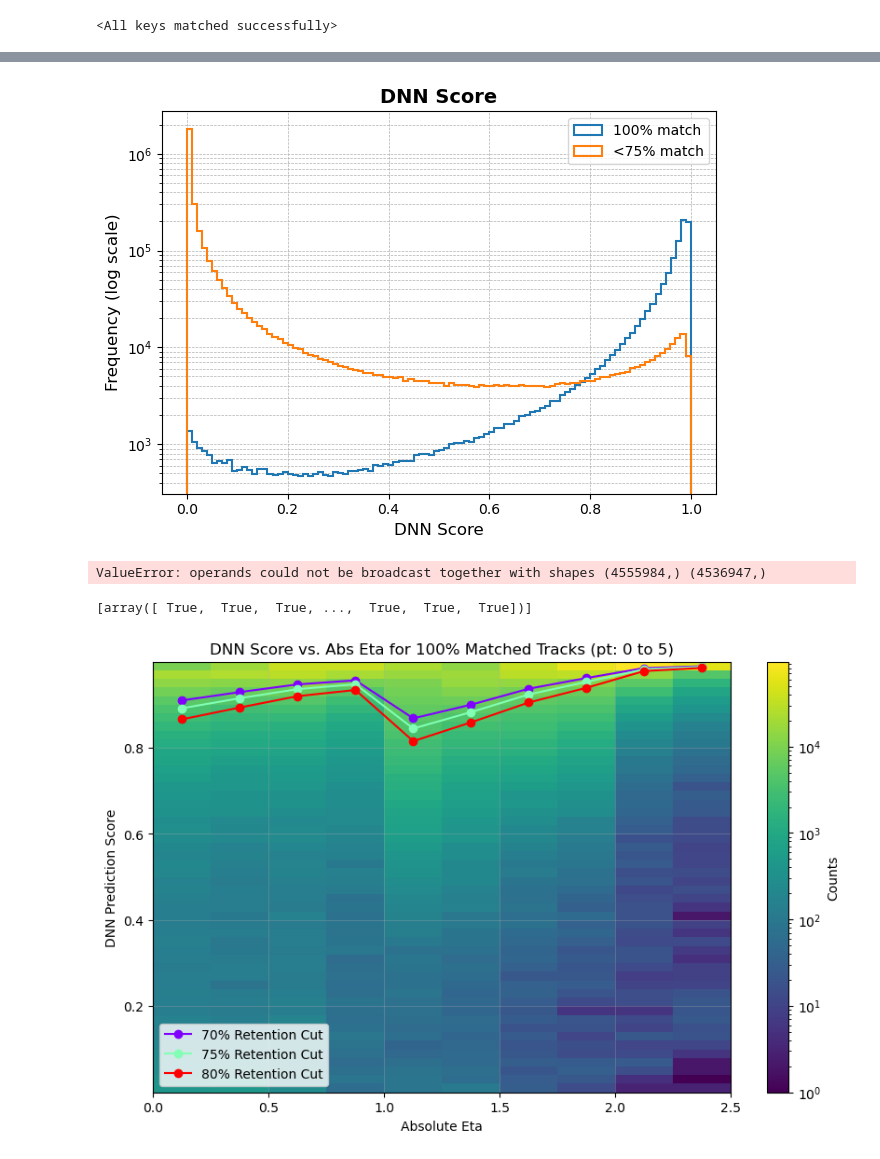
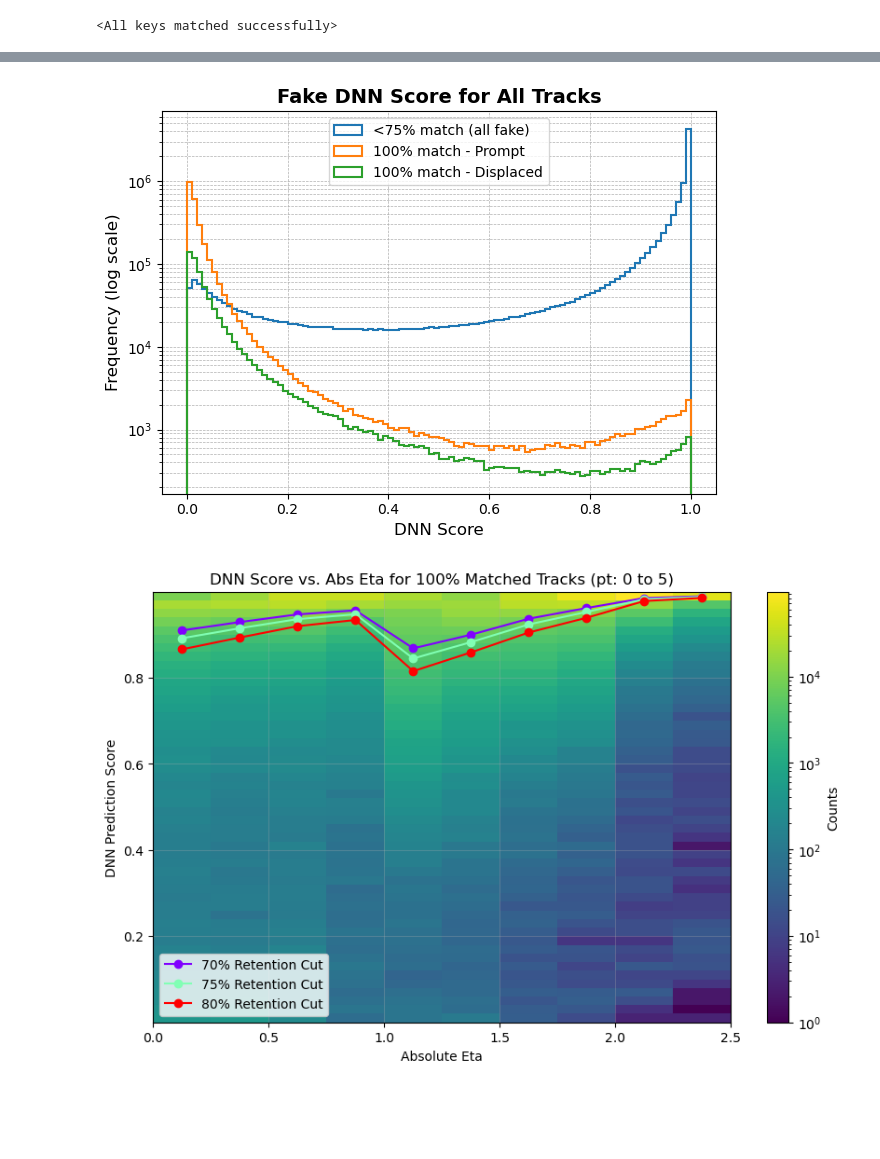
Before and after one commit to SegmentLinking/cmssw, a Jupyter notebook: RecoTracker/LSTCore/standalone/analysis/DNN/train_T4_DNN.ipynb, the cells around one changed output, grey strips where cells are left out. Drawn from its saved outputs; the diff is of its cells as text; code cells hidden in the pictures; blank space fills up the shorter version.

Commit message:
add multi-class training

```diff
--- a/RecoTracker/LSTCore/standalone/analysis/DNN/train_T4_DNN.ipynb
+++ b/RecoTracker/LSTCore/standalone/analysis/DNN/train_T4_DNN.ipynb
@@ -181,7 +186,9 @@ mask = ~np.isnan(input_features_numpy) & ~np.isinf(input_features_numpy)
 
 # Apply mask across all columns: retain a row only if all its entries are neither NaN nor Inf
 filtered_input_features_numpy = input_features_numpy[np.all(mask, axis=1)]
-t4_isFake_filtered = np.concatenate(branches['t4_isFake'])[np.all(mask, axis=1)]
+# t4_isFake_filtered = np.concatenate(branches['t4_isFake'])[np.all(mask, axis=1)]
+t4_isFake_filtered = (np.concatenate(branches['t4_pMatched']) <= 0.75)[np.all(mask, axis=1)]
+t4_sim_vxy_filtered = np.concatenate(branches['t4_sim_vxy'])[np.all(mask, axis=1)]
 
 # Convert to PyTorch tensor when ready to use with NN
 input_features_tensor = torch.tensor(filtered_input_features_numpy, dtype=torch.float32)
@@ -732,14 +824,14 @@ ALPAKA_STATIC_ACC_MEM_GLOBAL const float wgtT_layer1[20][32] = {
 };
 # %%
-model = MyNeuralNetwork().to(device)
-model.load_state_dict(torch.load("model_weightedPt_displaced.pth", map_location=torch.device('cpu')))
+model = MultiClassNeuralNetwork().to(device)
+model.load_state_dict(torch.load("model.pth", map_location=torch.device('cuda')))
 # %% [output]
 <All keys matched successfully>
 # %%
 # Ensure input_features_tensor is moved to the appropriate device
 input_features_tensor = input_features_tensor.to(device)
-filtered_inputs = input_features_tensor[~nan_mask]
-filtered_labels = labels_tensor[~nan_mask]
+# filtered_inputs = input_features_tensor[~nan_mask]
+# filtered_labels = labels_tensor[~nan_mask]
 
 # Make predictions
 with torch.no_grad():
@@ -747,7 +839,8 @@ with torch.no_grad():
     outputs = model(input_features_tensor)
     predictions = outputs.squeeze().cpu().numpy()
 
-full_tracks = (np.concatenate(branches['t4_isFake'])[np.all(mask, axis=1)] == 0) * (np.concatenate(branches['t4_pMatched'])[np.all(mask, axis=1)] > 0.95)
+# full_tracks = (np.concatenate(branches['t4_isFake'])[np.all(mask, axis=1)] == 0) * (np.concatenate(branches['t4_pMatched'])[np.all(mask, axis=1)] > 0.95)
+full_tracks = (np.concatenate(branches['t4_pMatched']) > 0.95)
 # %%
 def model_outputs(features, model):
     model.eval()  # Set the model to evaluation mode
@@ -789,0 +927,16 @@ plt.show()
+# %%
+fake_pred = predictions[:,0]
+fake_tracks = (np.concatenate(branches['t4_pMatched']) <= 0.75)
+plt.hist(true_prompt_pred[fake_tracks], bins=100, histtype='step', linewidth=1.5, label='<75% match (all fake)')  # Outline only, no fill
+plt.hist(true_prompt_pred[true_prompt], bins=100, histtype='step', linewidth=1.5, label='100% match - Prompt')  # Outline only, no fill
+plt.hist(true_prompt_pred[true_displaced], bins=100, histtype='step', linewidth=1.5, label='100% match - Displaced')  # Outline only, no fill
+
+plt.yscale('log')
+plt.xlabel("DNN Score", fontsize=12)
+plt.ylabel("Frequency (log scale)", fontsize=12)
+plt.title("True Prompt DNN Score for All Tracks", fontsize=14, weight='bold')
+plt.legend()
+
+plt.grid(visible=True, which='both', linestyle='--', linewidth=0.5)
+plt.tight_layout()
+plt.show()
@@ -790,32 +961,20 @@ plt.show()
 # %%
-# mean_score = np.mean(probabilities)
-# median_score = np.median(probabilities)
 
-# print(f"Prediction scores:")
-# print(f"Mean score: {mean_score:.4f}")
-# print(f"Median score: {median_score:.4f}")
+plt.figure()
+plt.hist(fake_pred[fake_tracks], bins=100, histtype='step', linewidth=1.5, label='<75% match (all fake)')  # Outline only, no fill
+plt.hist(fake_pred[true_prompt], bins=100, histtype='step', linewidth=1.5, label='100% match - Prompt')  # Outline only, no fill
+plt.hist(fake_pred[true_displaced], bins=100, histtype='step', linewidth=1.5, label='100% match - Displaced')  # Outline only, no fill
 
-plt.hist(predictions[full_tracks], bins=100, histtype='step', linewidth=1.5, label='100% match')
-plt.hist(predictions[fake_tracks], bins=100, histtype='step', linewidth=1.5, label='<75% match')  # Outline only, no fill
+
 plt.yscale('log')
 plt.xlabel("DNN Score", fontsize=12)
 plt.ylabel("Frequency (log scale)", fontsize=12)
-plt.title("DNN Score", fontsize=14, weight='bold')
+plt.title("Fake DNN Score for All Tracks", fontsize=14, weight='bold')
 plt.legend()
 
 plt.grid(visible=True, which='both', linestyle='--', linewidth=0.5)
 plt.tight_layout()
 plt.show()
 # %% [output]
-[figure, old version]
+[figure, new version]
-# %%
-[full_tracks & (np.concatenate(branches['t4_pt'])[np.all(mask, axis=1)] > 1) &
-                                    (np.concatenate(branches['t4_pt'])[np.all(mask, axis=1)] <= 2)]
-# %% [output]
-ValueError: operands could not be broadcast together with shapes (4555984,) (4536947,)
-# %%
-[(np.concatenate(branches['t4_pt'])[np.all(mask, axis=1)] > 1) &
-                                    (np.concatenate(branches['t4_pt'])[np.all(mask, axis=1)] <= 2)]
-# %% [output]
-[array([ True,  True,  True, ...,  True,  True,  True])]
 # %%
```
Also changed, not shown: parts of 29 cells of this notebook.
